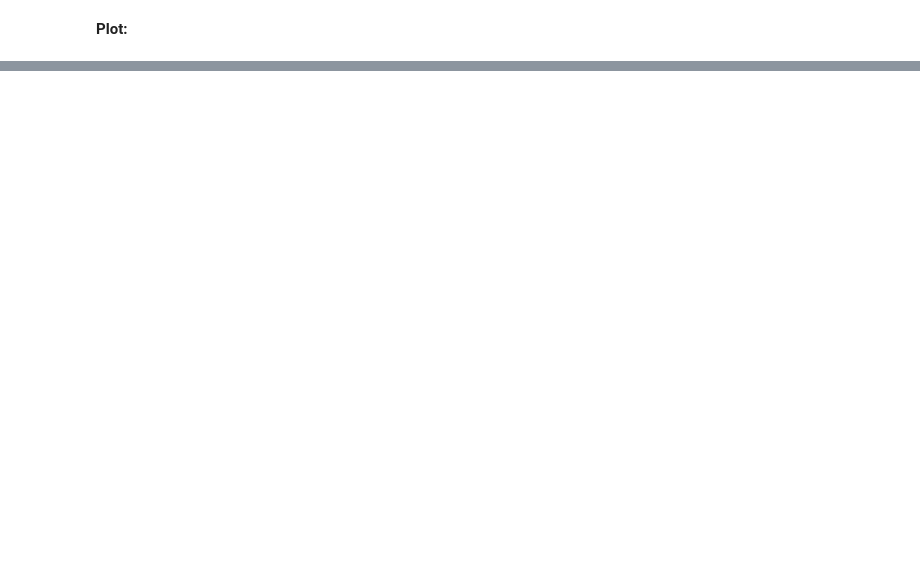
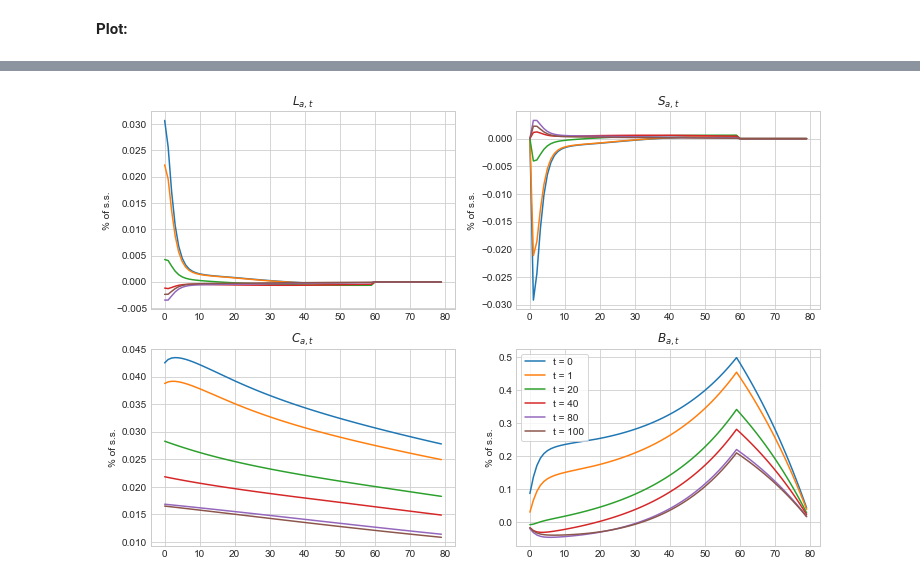
Before and after one commit to HansChristianPOLIT/MiniMAKRO, a Jupyter notebook: TestExample.ipynb, the cells around one changed output, grey strips where cells are left out. Saved outputs shown, nothing was run; the diff lists cells and outputs as text; code cells hidden in the pictures; blank space fills up the shorter version.

```diff
--- a/TestExample.ipynb
+++ b/TestExample.ipynb
@@ -323,0 +279,42 @@ Text(0.5, 1.0, 'End-of-period savings, $B^R_{a,t}$')
+# %%
+Periods = [0,1,20,40,80,100]
+
+fig = plt.figure(figsize=(12,8))
+ax = fig.add_subplot(2,2,1)
+for t in Periods:
+    L_a = np.zeros(par.A)
+    for a in range(par.A):
+        L_a[a] = sol.L_a[a,t+a]
+    ax.plot(L_a-ss.L_a,label=f'{t = }')
+ax.set_ylabel('% of s.s.')
+ax.set_title('$L_{a,t}$')
+
+ax = fig.add_subplot(2,2,2)
+for t in Periods:
+    S_a = np.zeros(par.A)
+    for a in range(par.A):
+        S_a[a] = sol.S_a[a,t+a]
+    ax.plot(S_a-ss.S_a,label=f'{t = }')
+ax.set_ylabel('% of s.s.')
+ax.set_title('$S_{a,t}$')
+
+ax = fig.add_subplot(2,2,3)
+for t in Periods:
+    C_a = np.zeros(par.A)
+    for a in range(par.A):
+        C_a[a] = sol.C_a[a,t+a]
+    ax.plot(C_a-ss.C_a,label=f'{t = }')
+ax.set_ylabel('% of s.s.')
+ax.set_title('$C_{a,t}$')
+
+ax = fig.add_subplot(2,2,4)
+for t in Periods:
+    B_a = np.zeros(par.A)
+    for a in range(par.A):
+        B_a[a] = sol.B_a[a,t+a]
+    ax.plot(B_a-ss.B_a,label=f'{t = }')
+ax.legend(frameon=True)
+ax.set_ylabel('% of s.s.')
+ax.set_title('$B_{a,t}$');
+# %% [output]
+[figure, added]
```
Also changed, not shown: parts of 24 cells of this notebook, 2 other files.
